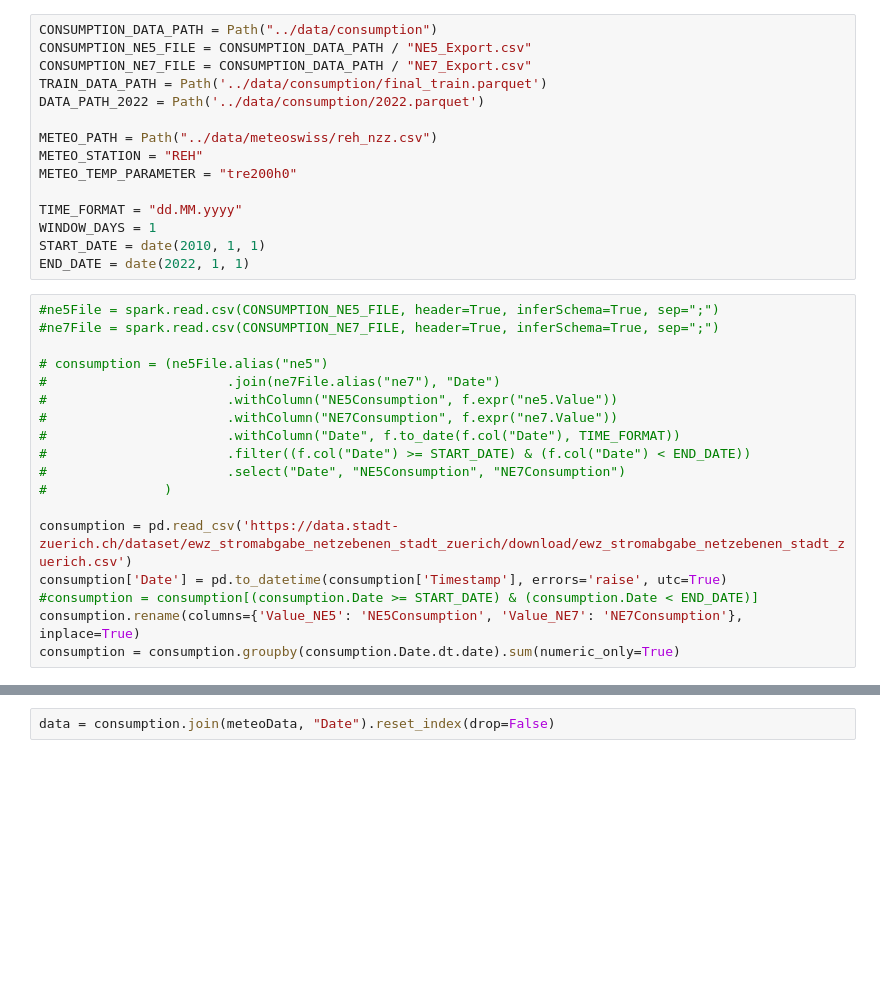
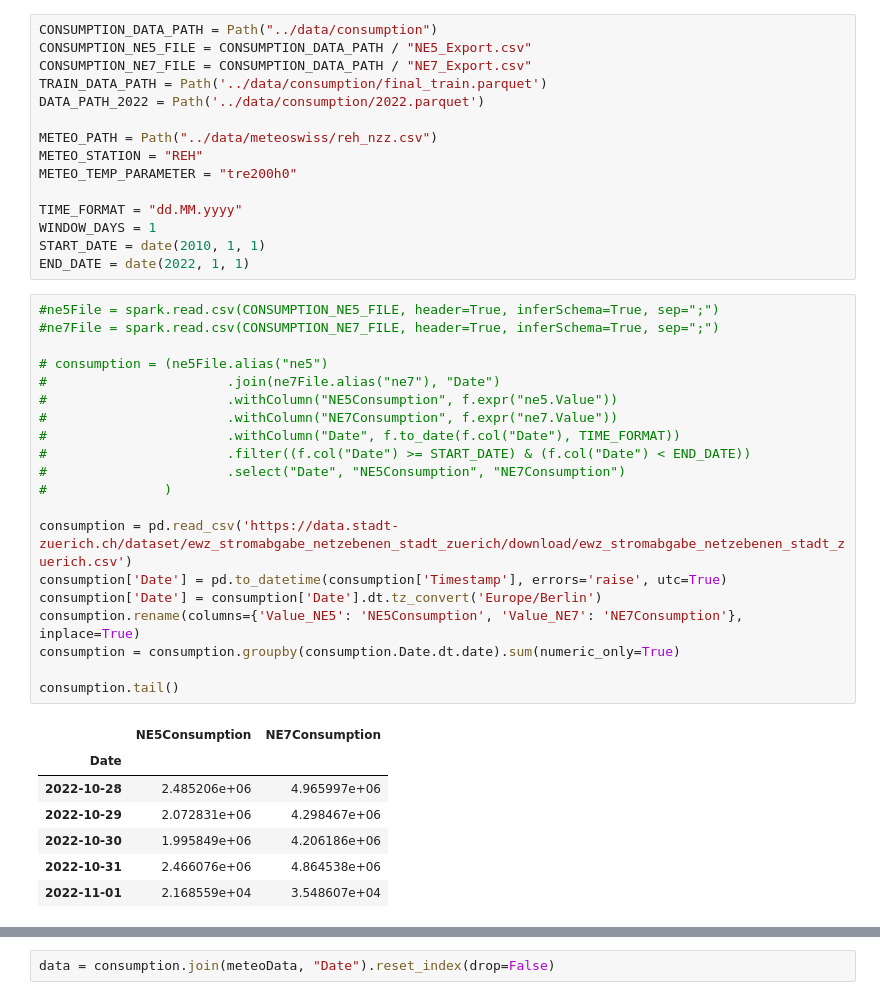
Before and after one commit to nzzdev/energyconsumption-zurich-model, a Jupyter notebook: src/PrepareTrainData.ipynb, the cells around one changed output, grey strips where cells are left out. Cells and saved outputs as stored; diff of their text form; blank space fills up the shorter version.

```diff
--- a/src/PrepareTrainData.ipynb
+++ b/src/PrepareTrainData.ipynb
@@ -24,18 +24,28 @@ END_DATE = date(2022, 1, 1)
 # %%
 #ne5File = spark.read.csv(CONSUMPTION_NE5_FILE, header=True, inferSchema=True, sep=";")
 #ne7File = spark.read.csv(CONSUMPTION_NE7_FILE, header=True, inferSchema=True, sep=";")
 
 # consumption = (ne5File.alias("ne5")
 #                       .join(ne7File.alias("ne7"), "Date")
 #                       .withColumn("NE5Consumption", f.expr("ne5.Value"))
 #                       .withColumn("NE7Consumption", f.expr("ne7.Value"))
 #                       .withColumn("Date", f.to_date(f.col("Date"), TIME_FORMAT))
 #                       .filter((f.col("Date") >= START_DATE) & (f.col("Date") < END_DATE))
 #                       .select("Date", "NE5Consumption", "NE7Consumption")
 #               )
 
 consumption = pd.read_csv('https://data.stadt-zuerich.ch/dataset/ewz_stromabgabe_netzebenen_stadt_zuerich/download/ewz_stromabgabe_netzebenen_stadt_zuerich.csv')
 consumption['Date'] = pd.to_datetime(consumption['Timestamp'], errors='raise', utc=True)
-#consumption = consumption[(consumption.Date >= START_DATE) & (consumption.Date < END_DATE)]
+consumption['Date'] = consumption['Date'].dt.tz_convert('Europe/Berlin')
 consumption.rename(columns={'Value_NE5': 'NE5Consumption', 'Value_NE7': 'NE7Consumption'}, inplace=True)
 consumption = consumption.groupby(consumption.Date.dt.date).sum(numeric_only=True)
+
+consumption.tail()
+# %% [output]
+|  | NE5Consumption | NE7Consumption |
+| Date |  |  |
+| 2022-10-28 | 2.485206e+06 | 4.965997e+06 |
+| 2022-10-29 | 2.072831e+06 | 4.298467e+06 |
+| 2022-10-30 | 1.995849e+06 | 4.206186e+06 |
+| 2022-10-31 | 2.466076e+06 | 4.864538e+06 |
+| 2022-11-01 | 2.168559e+04 | 3.548607e+04 |
```
Also changed, not shown: parts of 6 cells of this notebook, 7 other files.
